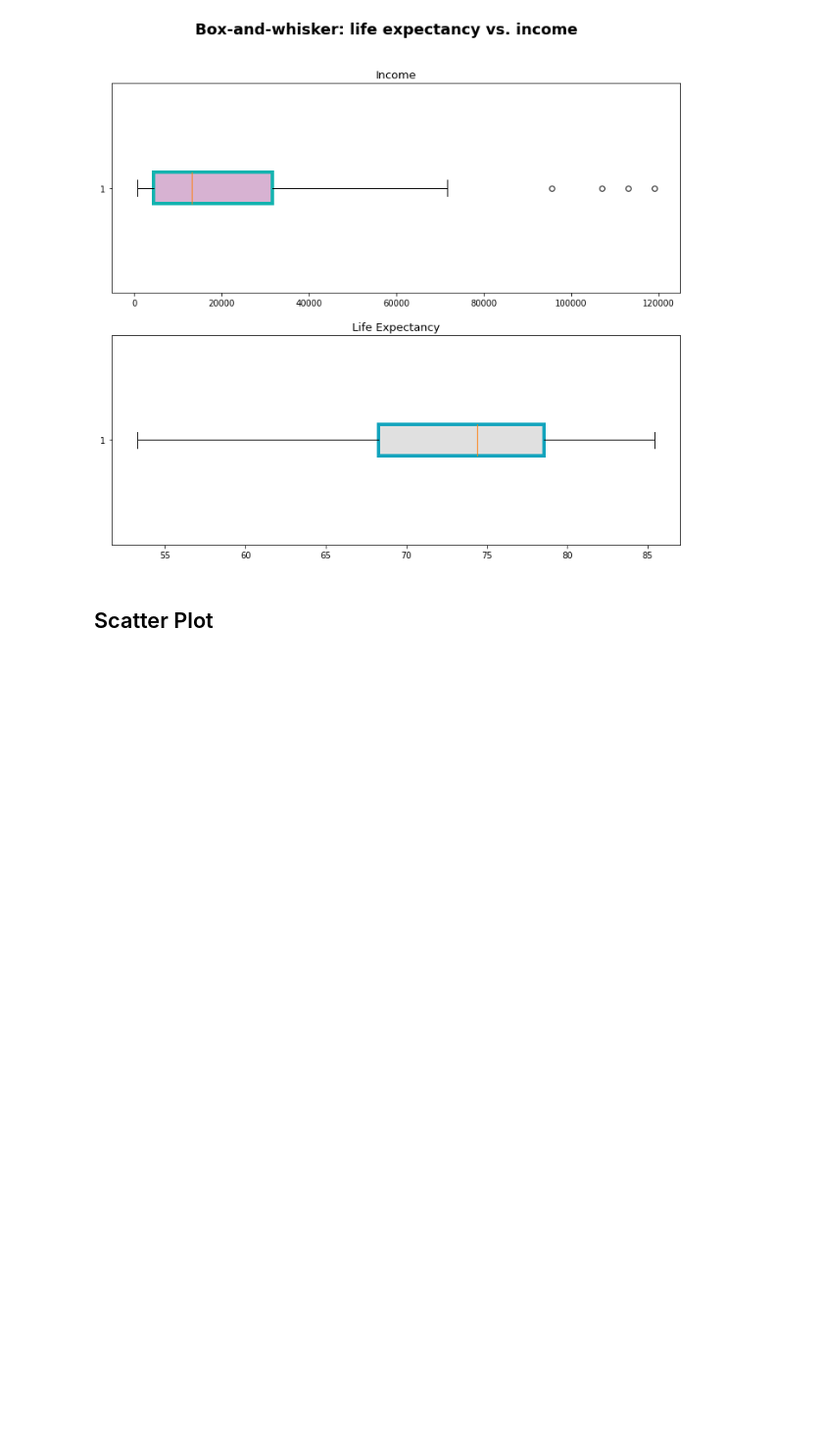
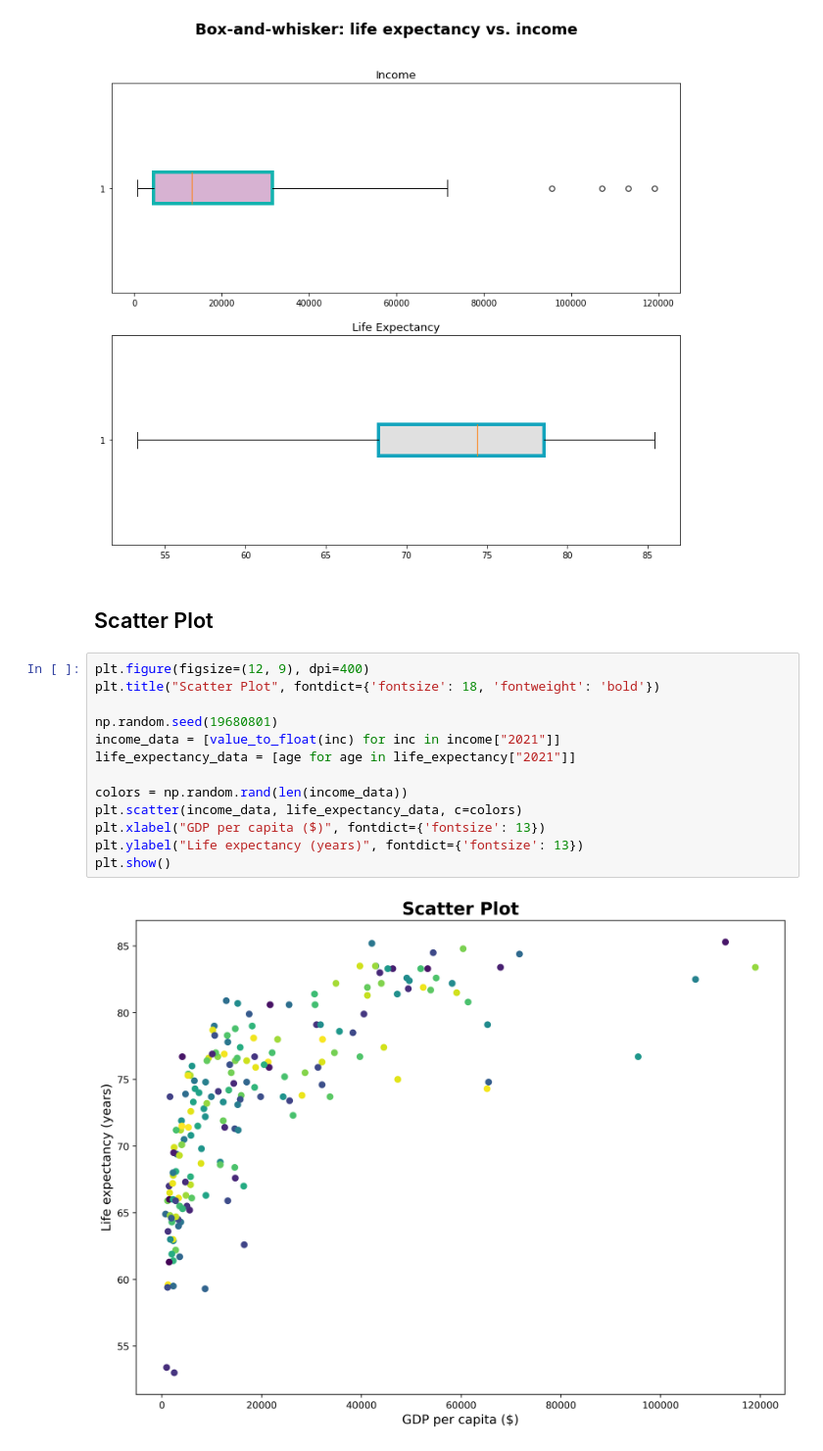
Before and after one commit to BennyWu1210/Data-Management-Project, a Jupyter notebook: Life-Expectancy-Analysis.ipynb, the cells around one changed output. Shown at 98% size. Cells and saved outputs as stored; diff of their text form; blank space fills up the shorter version.

```diff
--- a/Life-Expectancy-Analysis.ipynb
+++ b/Life-Expectancy-Analysis.ipynb
@@ -150,3 +150,18 @@ plt.show()
 [figure]
 # %% [markdown]
 ## Scatter Plot
+# %%
+plt.figure(figsize=(12, 9), dpi=400)
+plt.title("Scatter Plot", fontdict={'fontsize': 18, 'fontweight': 'bold'})
+
+np.random.seed(19680801)
+income_data = [value_to_float(inc) for inc in income["2021"]]
+life_expectancy_data = [age for age in life_expectancy["2021"]]
+
+colors = np.random.rand(len(income_data))
+plt.scatter(income_data, life_expectancy_data, c=colors)
+plt.xlabel("GDP per capita ($)", fontdict={'fontsize': 13})
+plt.ylabel("Life expectancy (years)", fontdict={'fontsize': 13})
+plt.show()
+# %% [output]
+[figure, added]
```
Also changed, not shown: parts of 3 cells of this notebook.
